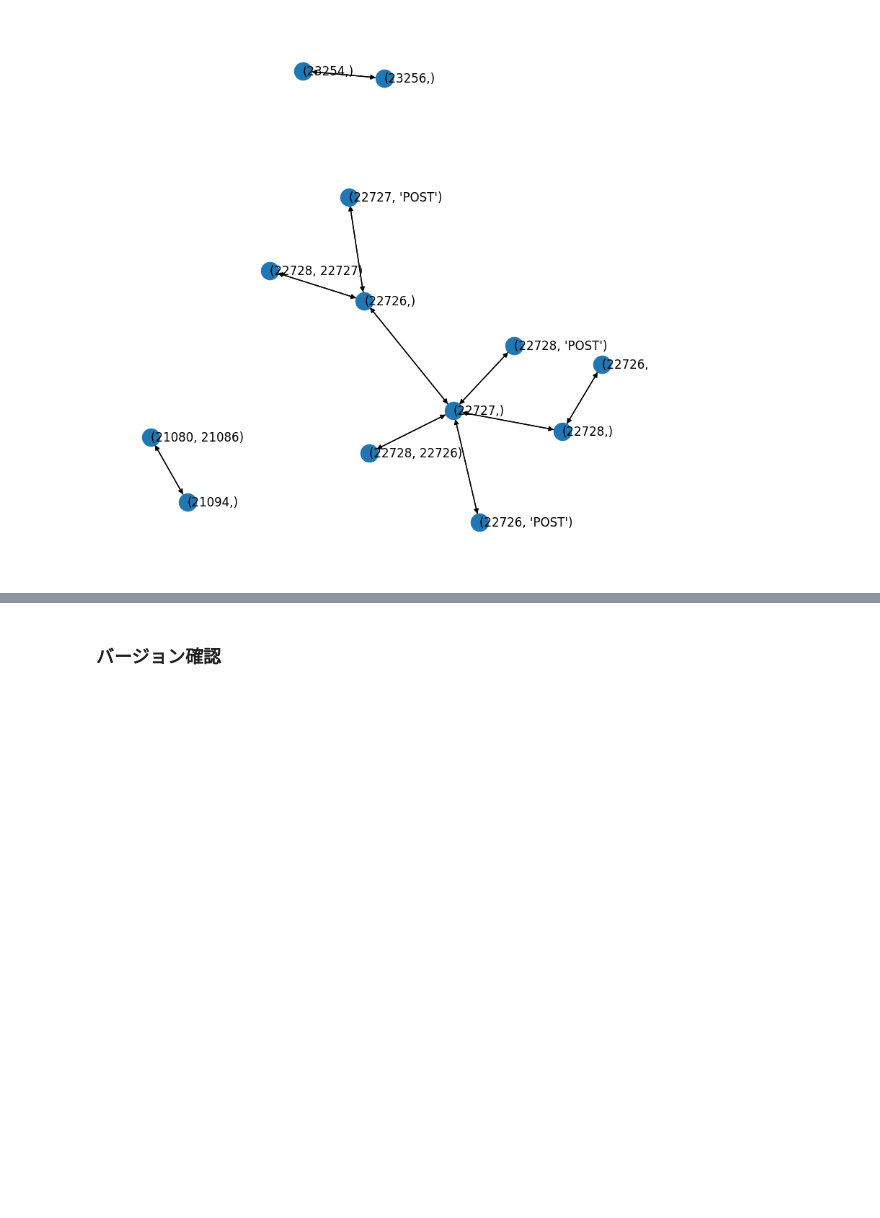
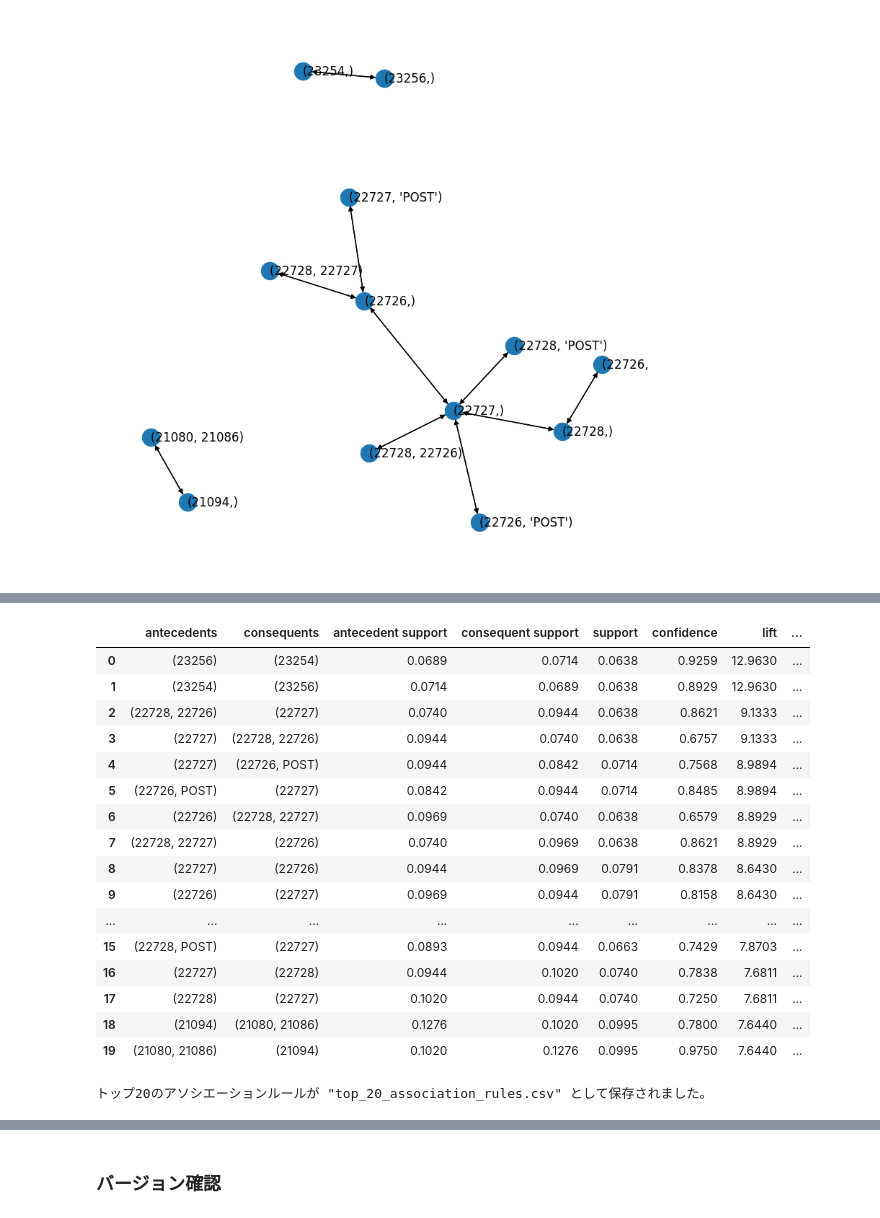
Before and after one commit to qoo07/3suzu, a Jupyter notebook: notebooks/ch05_04_item_recommend.ipynb, the cells around one changed output, grey strips where cells are left out. Cells and saved outputs as stored; diff of their text form; code cells hidden in the pictures; blank space fills up the shorter version.

```diff
--- a/notebooks/ch05_04_item_recommend.ipynb
+++ b/notebooks/ch05_04_item_recommend.ipynb
@@ -508,0 +562,29 @@ plt.show()
+# %%
+import pandas as pd
+
+# リフト値上位20個のルールを表示
+top_20_rules = a_rules1.sort_values('lift', ascending=False).head(20)
+display(top_20_rules)
+
+# CSVファイルとして出力
+top_20_rules.to_csv('top_20_association_rules.csv', index=False)
+print('トップ20のアソシエーションルールが "top_20_association_rules.csv" として保存されました。')
+# %% [output]
+|  | antecedents | consequents | antecedent support | consequent support | support | confidence | lift | ... |
+| 0 | (23256) | (23254) | 0.0689 | 0.0714 | 0.0638 | 0.9259 | 12.9630 | ... |
+| 1 | (23254) | (23256) | 0.0714 | 0.0689 | 0.0638 | 0.8929 | 12.9630 | ... |
+| 2 | (22728, 22726) | (22727) | 0.0740 | 0.0944 | 0.0638 | 0.8621 | 9.1333 | ... |
+| 3 | (22727) | (22728, 22726) | 0.0944 | 0.0740 | 0.0638 | 0.6757 | 9.1333 | ... |
+| 4 | (22727) | (22726, POST) | 0.0944 | 0.0842 | 0.0714 | 0.7568 | 8.9894 | ... |
+| 5 | (22726, POST) | (22727) | 0.0842 | 0.0944 | 0.0714 | 0.8485 | 8.9894 | ... |
+| 6 | (22726) | (22728, 22727) | 0.0969 | 0.0740 | 0.0638 | 0.6579 | 8.8929 | ... |
+| 7 | (22728, 22727) | (22726) | 0.0740 | 0.0969 | 0.0638 | 0.8621 | 8.8929 | ... |
+| 8 | (22727) | (22726) | 0.0944 | 0.0969 | 0.0791 | 0.8378 | 8.6430 | ... |
+| 9 | (22726) | (22727) | 0.0969 | 0.0944 | 0.0791 | 0.8158 | 8.6430 | ... |
+| ... | ... | ... | ... | ... | ... | ... | ... | ... |
+| 15 | (22728, POST) | (22727) | 0.0893 | 0.0944 | 0.0663 | 0.7429 | 7.8703 | ... |
+| 16 | (22727) | (22728) | 0.0944 | 0.1020 | 0.0740 | 0.7838 | 7.6811 | ... |
+| 17 | (22728) | (22727) | 0.1020 | 0.0944 | 0.0740 | 0.7250 | 7.6811 | ... |
+| 18 | (21094) | (21080, 21086) | 0.1276 | 0.1020 | 0.0995 | 0.7800 | 7.6440 | ... |
+| 19 | (21080, 21086) | (21094) | 0.1020 | 0.1276 | 0.0995 | 0.9750 | 7.6440 | ... |
+トップ20のアソシエーションルールが "top_20_association_rules.csv" として保存されました。
```
Also changed, not shown: parts of 10 cells of this notebook.
